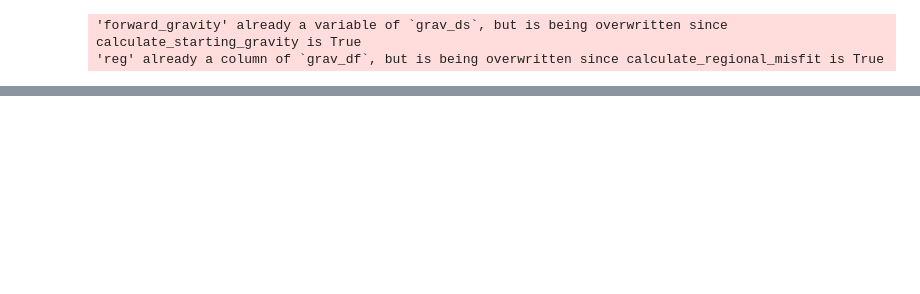
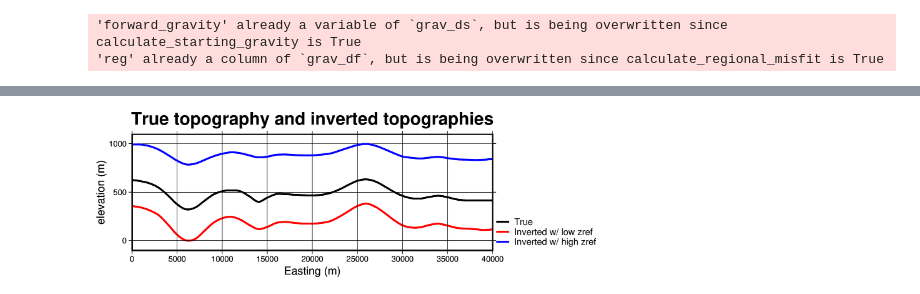
Before and after one commit to mdtanker/invert4geom, a Jupyter notebook: docs/tutorial/06_reference_level_optimization.ipynb, the cells around one changed output, grey strips where cells are left out. Saved outputs shown, nothing was run; the diff lists cells and outputs as text; code cells hidden in the pictures; blank space fills up the shorter version.

```diff
--- a/docs/tutorial/06_reference_level_optimization.ipynb
+++ b/docs/tutorial/06_reference_level_optimization.ipynb
@@ -192,18 +192,19 @@ _ = ptk.grid_compare(
 # %%
-# set a bad reference level
-bad_zref = 300
+# set a reference level that is too low
+# true zref is ~500 m
+low_zref = 200
 
-bad_zref_results = invert4geom.run_inversion_workflow(
+low_zref_results = invert4geom.run_inversion_workflow(
     grav_ds=data,
     create_starting_topography=True,
     calculate_starting_gravity=True,
     calculate_regional_misfit=True,
     density_contrast=true_density_contrast,
-    zref=bad_zref,
-    fname="../tmp/06_bad_zref",
+    zref=low_zref,
+    fname="../tmp/06_low_zref",
     starting_topography_kwargs={
         "method": "flat",
-        "upward": bad_zref,
+        "upward": low_zref,
         "region": data.region,
         "spacing": data.spacing,
     },
@@ -242,0 +258,67 @@ This inversion with a zref of 300m  instead of the optimal zref of ~490m, shows
+# %%
+region = low_zref_results.model.inner_region
+
+mean_northing = np.mean([region[2], region[3]])
+a = (region[0], mean_northing)
+b = (region[1], mean_northing)
+
+data_dict = ptk.make_data_dict(
+    [
+        "True",
+        "Inverted w/ low zref",
+        "Inverted w/ high zref",
+    ],
+    [
+        true_topography,
+        low_zref_results.model.topography,
+        high_zref_results.model.topography,
+    ],
+    ["black", "red", "blue"],
+    axes=[0, 0, 0],
+)
+
+fig, _ = ptk.plot_data(
+    "points",
+    start=a,
+    stop=b,
+    data_dict=data_dict,
+    fig_height=5,
+    data_pen_thickness=2,
+    data_x_label="Easting (m)",
+    data_y0_label="elevation (m)",
+    start_label="",
+    end_label="",
+)
+fig.basemap(frame="+tTrue topography and inverted topographies")
+fig.show()
+
+data_dict = ptk.make_data_dict(
+    [
+        "True",
+        "Inverted w/ low zref",
+        "Inverted w/ high zref",
+    ],
+    [
+        true_topography - true_topography.mean(),
+        low_zref_results.model.topography - low_zref_results.model.topography.mean(),
+        high_zref_results.model.topography - high_zref_results.model.topography.mean(),
+    ],
+    ["black", "red", "blue"],
+    axes=[0, 0, 0],
+)
+
+fig, _ = ptk.plot_data(
+    "points",
+    start=a,
+    stop=b,
+    data_dict=data_dict,
+    fig_height=5,
+    data_pen_thickness=2,
+    data_x_label="Easting (m)",
+    data_y0_label="elevation (m)",
+    start_label="",
+    end_label="",
+)
+fig.basemap(frame="+tw/ means removed")
+fig.show()
+# %% [output]
@@ -242,0 +327 @@ This inversion with a zref of 300m  instead of the optimal zref of ~490m, shows
+[figure, added]
```
Also changed, not shown: parts of 6 cells of this notebook, 7 other files.
